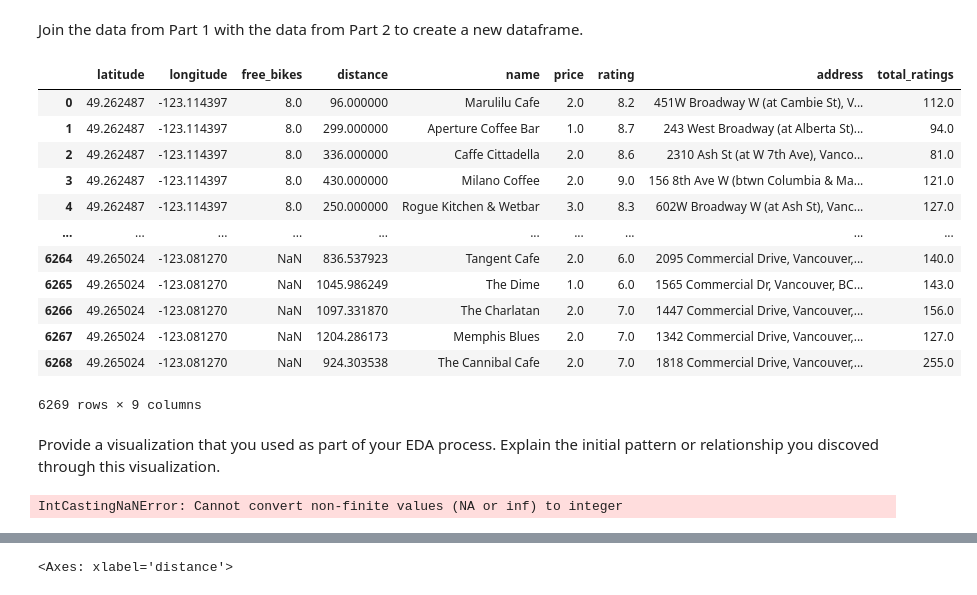
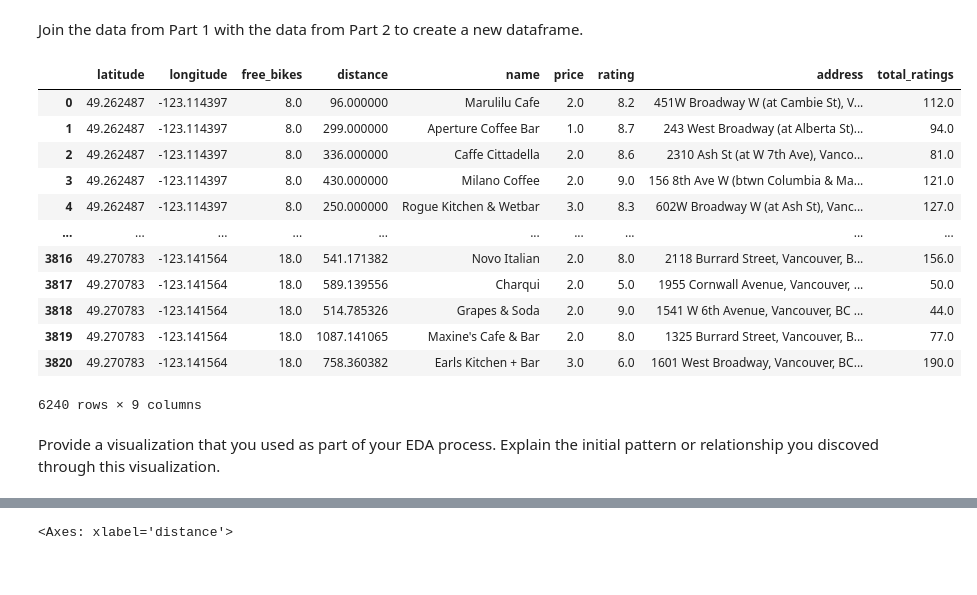
Before and after one commit to SBangarh/Bike-station-and-destination-location, a Jupyter notebook: notebooks/joining_data.ipynb, the cells around one changed output, grey strips where cells are left out. Cells and saved outputs as stored; diff of their text form; code cells hidden in the pictures.

```diff
--- a/notebooks/joining_data.ipynb
+++ b/notebooks/joining_data.ipynb
@@ -13,41 +13,45 @@ from scipy import stats
 # %% [markdown]
 Join the data from Part 1 with the data from Part 2 to create a new dataframe.
 # %%
-#combine individually with cb then together
-cb_foursquare = cb_df_final.merge(foursquare_df_final, how='outer', left_on=['latitude', 'longitude'], right_on=['latitude', 'longitude'])
-cb_yelp = cb_df_final.merge(yelp_df_final, how='outer', left_on=['latitude', 'longitude'], right_on=['latitude', 'longitude'])
-#combined_df_final = cb_foursquare.merge(yelp_df_final, how='outer', left_on=['latitude', 'longitude', 'name', 'distance'], right_on=['latitude', 'longitude', 'name', 'distance'])
-combined_df_final = pd.concat([cb_foursquare, cb_yelp], ignore_index=True)
+#combine individually with cb
+cb_foursquare = cb_df_final.merge(foursquare_df_final, how='inner', left_on=['latitude', 'longitude'], right_on=['latitude', 'longitude'])
+cb_yelp = cb_df_final.merge(yelp_df_final, how='inner', left_on=['latitude', 'longitude'], right_on=['latitude', 'longitude'])
 
-#drop these columns because not common and will be difficult to replace NaN with appropriate numbers
+combined_df_final = pd.concat([cb_foursquare, cb_yelp], ignore_index=False)
+
+
+#drop these columns because not common and will be difficult to replace NaN with appropriate numbers and not common among API's
 combined_df_final = combined_df_final.drop(columns=['popularity', 'total_photos', 'total_tips'])
 combined_df_final
 # %% [output]
 |  | latitude | longitude | free_bikes | distance | name | price | rating | address | total_ratings |
 | 0 | 49.262487 | -123.114397 | 8.0 | 96.000000 | Marulilu Cafe | 2.0 | 8.2 | 451W Broadway W (at Cambie St), V... | 112.0 |
 | 1 | 49.262487 | -123.114397 | 8.0 | 299.000000 | Aperture Coffee Bar | 1.0 | 8.7 | 243 West Broadway (at Alberta St)... | 94.0 |
 | 2 | 49.262487 | -123.114397 | 8.0 | 336.000000 | Caffe Cittadella | 2.0 | 8.6 | 2310 Ash St (at W 7th Ave), Vanco... | 81.0 |
 | 3 | 49.262487 | -123.114397 | 8.0 | 430.000000 | Milano Coffee | 2.0 | 9.0 | 156 8th Ave W (btwn Columbia & Ma... | 121.0 |
 | 4 | 49.262487 | -123.114397 | 8.0 | 250.000000 | Rogue Kitchen & Wetbar | 3.0 | 8.3 | 602W Broadway W (at Ash St), Vanc... | 127.0 |
 | ... | ... | ... | ... | ... | ... | ... | ... | ... | ... |
-| 6264 | 49.265024 | -123.081270 | NaN | 836.537923 | Tangent Cafe | 2.0 | 6.0 | 2095 Commercial Drive, Vancouver,... | 140.0 |
-| 6265 | 49.265024 | -123.081270 | NaN | 1045.986249 | The Dime | 1.0 | 6.0 | 1565 Commercial Dr, Vancouver, BC... | 143.0 |
-| 6266 | 49.265024 | -123.081270 | NaN | 1097.331870 | The Charlatan | 2.0 | 7.0 | 1447 Commercial Drive, Vancouver,... | 156.0 |
-| 6267 | 49.265024 | -123.081270 | NaN | 1204.286173 | Memphis Blues | 2.0 | 7.0 | 1342 Commercial Drive, Vancouver,... | 127.0 |
-| 6268 | 49.265024 | -123.081270 | NaN | 924.303538 | The Cannibal Cafe | 2.0 | 7.0 | 1818 Commercial Drive, Vancouver,... | 255.0 |
+| 3816 | 49.270783 | -123.141564 | 18.0 | 541.171382 | Novo Italian | 2.0 | 8.0 | 2118 Burrard Street, Vancouver, B... | 156.0 |
+| 3817 | 49.270783 | -123.141564 | 18.0 | 589.139556 | Charqui | 2.0 | 5.0 | 1955 Cornwall Avenue, Vancouver, ... | 50.0 |
+| 3818 | 49.270783 | -123.141564 | 18.0 | 514.785326 | Grapes & Soda | 2.0 | 9.0 | 1541 W 6th Avenue, Vancouver, BC ... | 44.0 |
+| 3819 | 49.270783 | -123.141564 | 18.0 | 1087.141065 | Maxine's Cafe & Bar | 2.0 | 8.0 | 1325 Burrard Street, Vancouver, B... | 77.0 |
+| 3820 | 49.270783 | -123.141564 | 18.0 | 758.360382 | Earls Kitchen + Bar | 3.0 | 6.0 | 1601 West Broadway, Vancouver, BC... | 190.0 |
-6269 rows × 9 columns
+6240 rows × 9 columns
 # %% [markdown]
 Provide a visualization that you used as part of your EDA process. Explain the initial pattern or relationship you discoved through this visualization.
 # %%
 #checking types
-combined_df_final.dtypes
+#combined_df_final.dtypes
+
+for key in combined_df_final.keys():
+    print(combined_df_final[key].isnull())
+
+#combined_df_final['free_bikes'].isnull()
 
 #change Data types
-column_names = ['free_bikes', 'distance', 'price', 'rating', 'total_ratings']
-for name in column_names:
-    combined_df_final[name].astype(int)
+#column_names = ['free_bikes', 'distance', 'price', 'rating', 'total_ratings']
+#for name in column_names:
+#    combined_df_final[name].astype(int)
 
 #check
-combined_df_final.head()
+#combined_df_final.head()
-# %% [output]
-IntCastingNaNError: Cannot convert non-finite values (NA or inf) to integer
```
Also changed, not shown: parts of 8 cells of this notebook.
